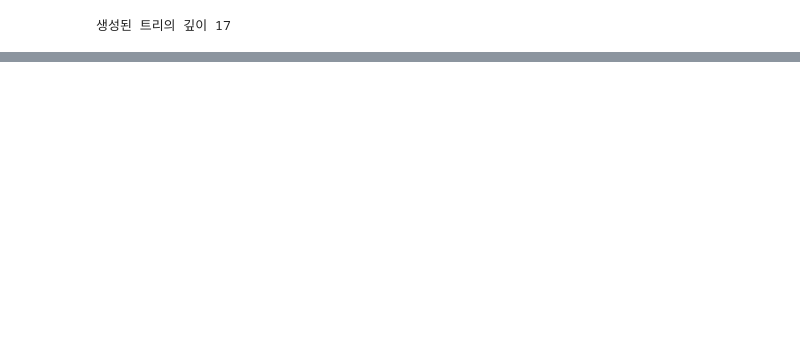
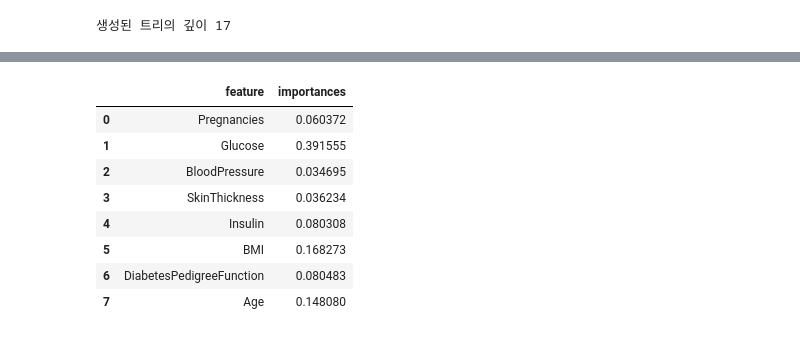
Before and after one commit to JangWoojun/Machine-Learning, a Jupyter notebook: 당뇨병분류.ipynb, the cells around one changed output, grey strips where cells are left out. Cells and saved outputs as stored; diff of their text form; code cells hidden in the pictures; blank space fills up the shorter version.

```diff
--- a/당뇨병분류.ipynb
+++ b/당뇨병분류.ipynb
@@ -253,0 +340,8 @@ plt.show()
+# %%
+from sklearn.ensemble import RandomForestClassifier
+
+rf = RandomForestClassifier()
+rf.fit(X_train, y_train)
+
+print("train score=", rf.score(X_train, y_train))
+print("test score=", rf.score(X_test, y_test))
@@ -253,0 +351,6 @@ plt.show()
+# %%
+rf = RandomForestClassifier(n_estimators=150)
+rf.fit(X_train, y_train)
+
+print("train score=", rf.score(X_train, y_train))
+print("test score=", rf.score(X_test, y_test))
@@ -253,0 +360,7 @@ plt.show()
+# %%
+params = {'n_estimators': [100, 150, 200], 'max_depth': [3, 4, 5], 'min_samples_split': [2, 4, 6],'min_samples_leaf': [2, 4, 6] }
+
+gs = GridSearchCV(RandomForestClassifier(), params, cv=StratifiedKFold(), n_jobs=-1)
+gs.fit(X_train, y_train)
+# 최적의 하이퍼파라미터
+print('best_params:', gs.best_params_)
@@ -253,0 +369,6 @@ plt.show()
+# %%
+print(f"gs_rf 교차 검증: {gs.best_score_}")
+
+rf = gs.best_estimator_
+print(f"gs_rf train score: {rf.score(X_train, y_train)}")
+print(f"gs_rf test score: {rf.score(X_test, y_test)}")
@@ -253,0 +394,14 @@ plt.show()
+# %%
+# 특성 중요도 (feature importances) 출력
+feature_df = pd.DataFrame({"feature": X.columns, "importances": rf.feature_importances_})
+feature_df
+# %% [output]
+|  | feature | importances |
+| 0 | Pregnancies | 0.060372 |
+| 1 | Glucose | 0.391555 |
+| 2 | BloodPressure | 0.034695 |
+| 3 | SkinThickness | 0.036234 |
+| 4 | Insulin | 0.080308 |
+| 5 | BMI | 0.168273 |
+| 6 | DiabetesPedigreeFunction | 0.080483 |
+| 7 | Age | 0.148080 |
```
Also changed, not shown: parts of 21 cells of this notebook.
